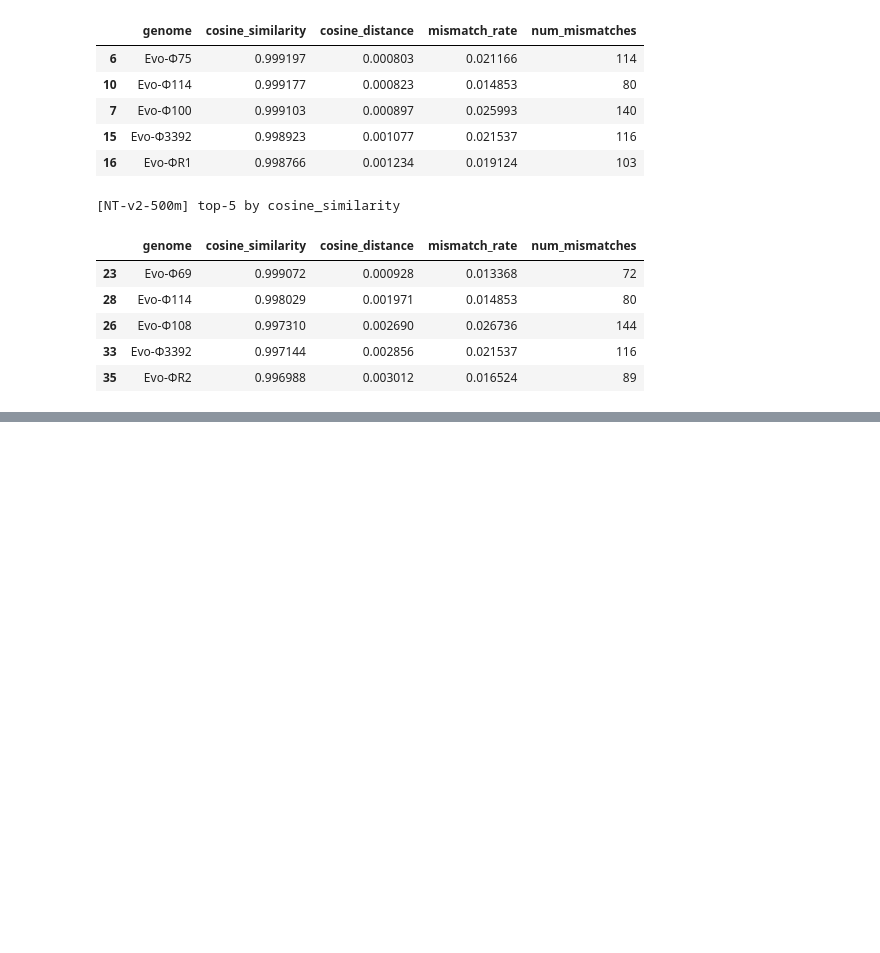
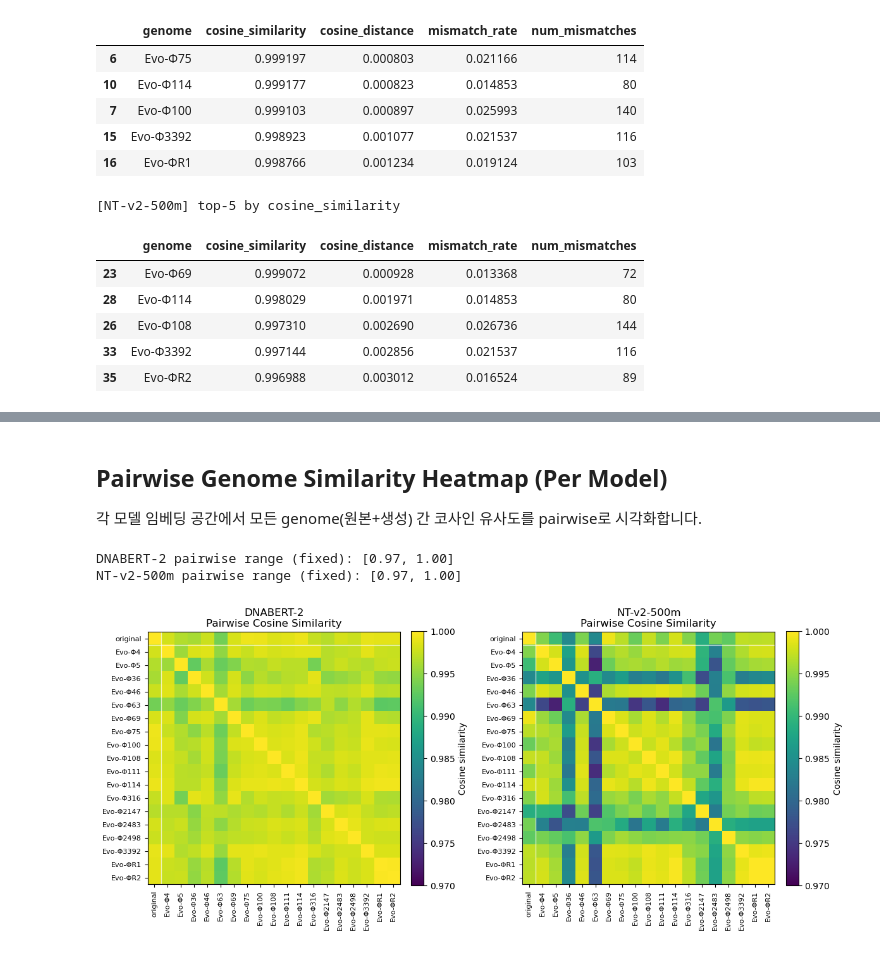
Before and after one commit to leemnj/iterative-dna-reconstruction, a Jupyter notebook: 01_generate-seq-and-emb/evo-phage-embed.ipynb, the cells around one changed output, grey strips where cells are left out. Drawn from its saved outputs; the diff is of its cells as text; code cells hidden in the pictures; blank space fills up the shorter version.

```diff
--- a/01_generate-seq-and-emb/evo-phage-embed.ipynb
+++ b/01_generate-seq-and-emb/evo-phage-embed.ipynb
@@ -380,0 +398,60 @@ else:
+# %% [markdown]
+## Pairwise Genome Similarity Heatmap (Per Model)
+
+각 모델 임베딩 공간에서 모든 genome(원본+생성) 간 코사인 유사도를 pairwise로 시각화합니다.
+# %%
+import numpy as np
+import matplotlib.pyplot as plt
+
+def pairwise_cosine_matrix(x: np.ndarray) -> np.ndarray:
+    # x: (n_samples, emb_dim)
+    x = x.astype(np.float64, copy=False)
+    norms = np.linalg.norm(x, axis=1, keepdims=True)
+    norms = np.where(norms == 0, 1e-12, norms)
+    x_norm = x / norms
+    sim = x_norm @ x_norm.T
+    # Numerical guard
+    return np.clip(sim, -1.0, 1.0)
+
+if not all_embeddings:
+    print('Embeddings are missing. Run embedding cells first.')
+else:
+    genomes = df['genome'].tolist()
+    models = list(MODEL_CONFIGS.keys())
+
+    fig, axes = plt.subplots(1, len(models), figsize=(6 * len(models), 8), squeeze=False)
+    axes = axes[0]
+
+    for ax, model_label in zip(axes, models):
+        emb = all_embeddings[model_label]
+        sim_mat = pairwise_cosine_matrix(emb)
+
+        # Fixed range for consistent contrast across models
+        vmin, vmax = 0.97, 1.00
+
+        print(f'{model_label} pairwise range (fixed): [{vmin:.2f}, {vmax:.2f}]')
+
+        im = ax.imshow(sim_mat, cmap='viridis', vmin=vmin, vmax=vmax, aspect='equal')
+        ax.set_title(f'{model_label}\nPairwise Cosine Similarity')
+        ax.set_xticks(np.arange(len(genomes)))
+        ax.set_yticks(np.arange(len(genomes)))
+        ax.set_xticklabels(genomes, rotation=90, fontsize=8)
+        ax.set_yticklabels(genomes, fontsize=8)
+
+        # Highlight original row/column for readability
+        if 'original' in genomes:
+            oi = genomes.index('original')
+            ax.axhline(oi - 0.5, color='white', lw=1.0, alpha=0.7)
+            ax.axhline(oi + 0.5, color='white', lw=1.0, alpha=0.7)
+            ax.axvline(oi - 0.5, color='white', lw=1.0, alpha=0.7)
+            ax.axvline(oi + 0.5, color='white', lw=1.0, alpha=0.7)
+
+        cbar = fig.colorbar(im, ax=ax, fraction=0.046, pad=0.04)
+        cbar.set_label('Cosine similarity')
+
+    plt.tight_layout()
+    plt.show()
+# %% [output]
+DNABERT-2 pairwise range (fixed): [0.97, 1.00]
+NT-v2-500m pairwise range (fixed): [0.97, 1.00]
+[figure, added]
```
Also changed, not shown: parts of 4 cells of this notebook, 20 other files.
